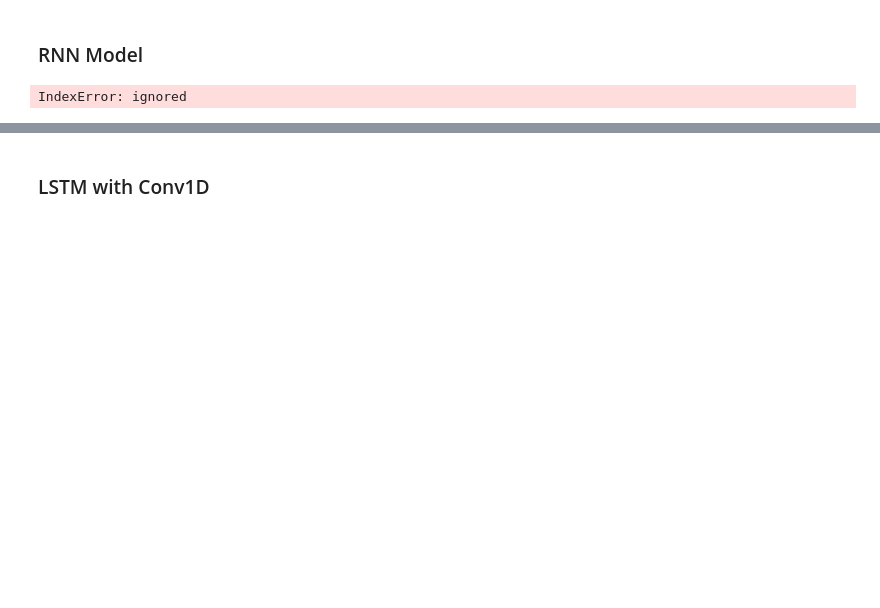
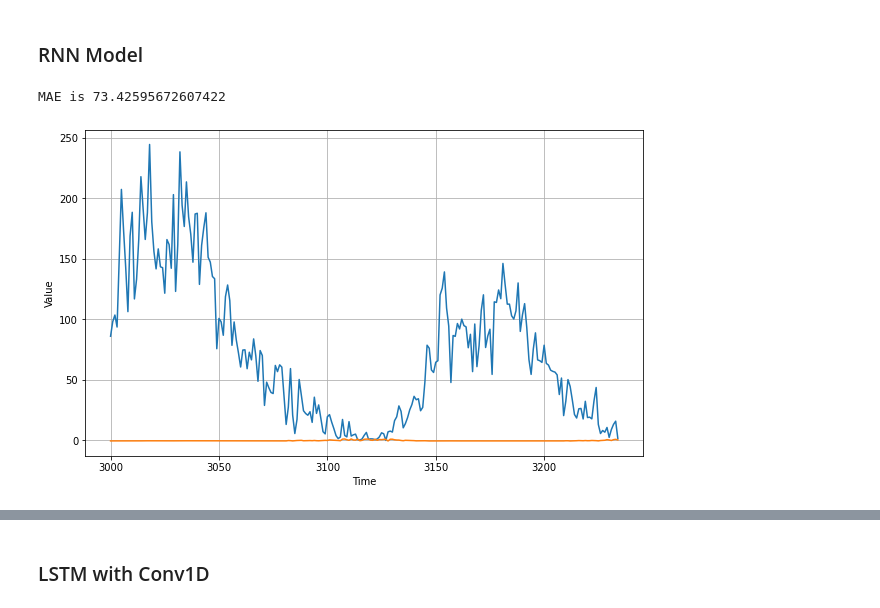
Before and after one commit to mohameddhameem/IBM-Machine-Learning, a Jupyter notebook: Time Series Survival Analysis/Final Assignment/Assignment_TimeSeries_Forecasting.ipynb, the cells around one changed output, grey strips where cells are left out. Cells and saved outputs as stored; diff of their text form; code cells hidden in the pictures; blank space fills up the shorter version.

```diff
--- a/Time Series Survival Analysis/Final Assignment/Assignment_TimeSeries_Forecasting.ipynb
+++ b/Time Series Survival Analysis/Final Assignment/Assignment_TimeSeries_Forecasting.ipynb
@@ -289,16 +290,18 @@ MAE is 15.766901969909668
 # %%
 rnn_model = tf.keras.models.Sequential([
   #tf.keras.layers.Lambda(lambda x: tf.expand_dims(x, axis=-1),
   #                    input_shape=[None, 1]),
   tf.keras.layers.SimpleRNN(40,input_shape=[None, 1], return_sequences=True),
   tf.keras.layers.SimpleRNN(40),
   tf.keras.layers.Dense(1),
 ])
 
 rnn_model.compile(loss=tf.keras.losses.Huber(),
                   optimizer=optimizer, metrics=["mae"])
-rnn_model.fit(train_set,epochs=2,callbacks=[lr_schedule],verbose=0)
+rnn_model.fit(train_set,epochs=no_epoch,callbacks=[lr_schedule],verbose=0)
 
-plot_prediction(rnn_model)
+results = plot_prediction(rnn_model)
+model_results['SimpleRNN'] = results
 # %% [output]
-IndexError: ignored
+MAE is 73.42595672607422
+[figure, added]
```
Also changed, not shown: parts of 12 cells of this notebook.
